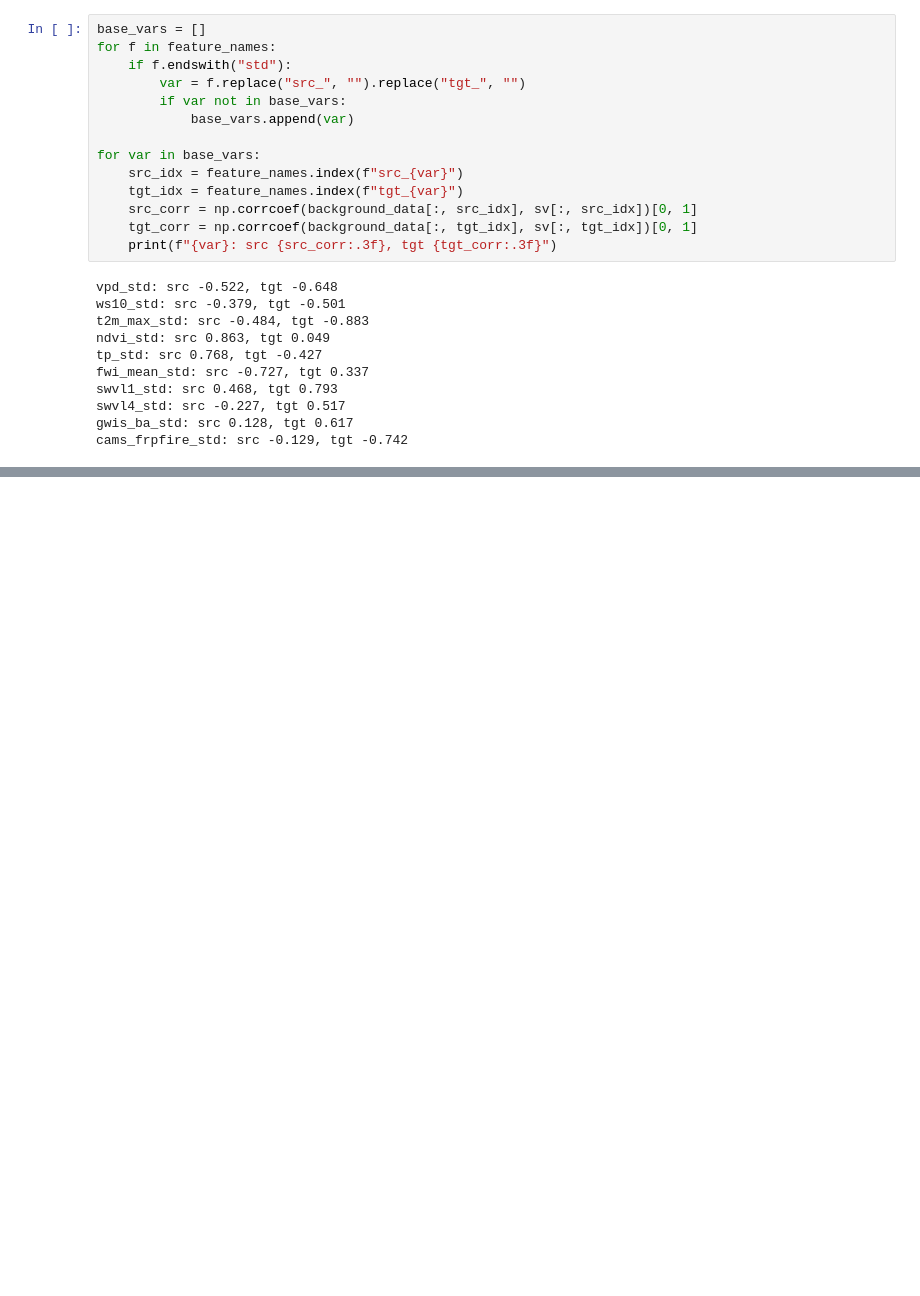
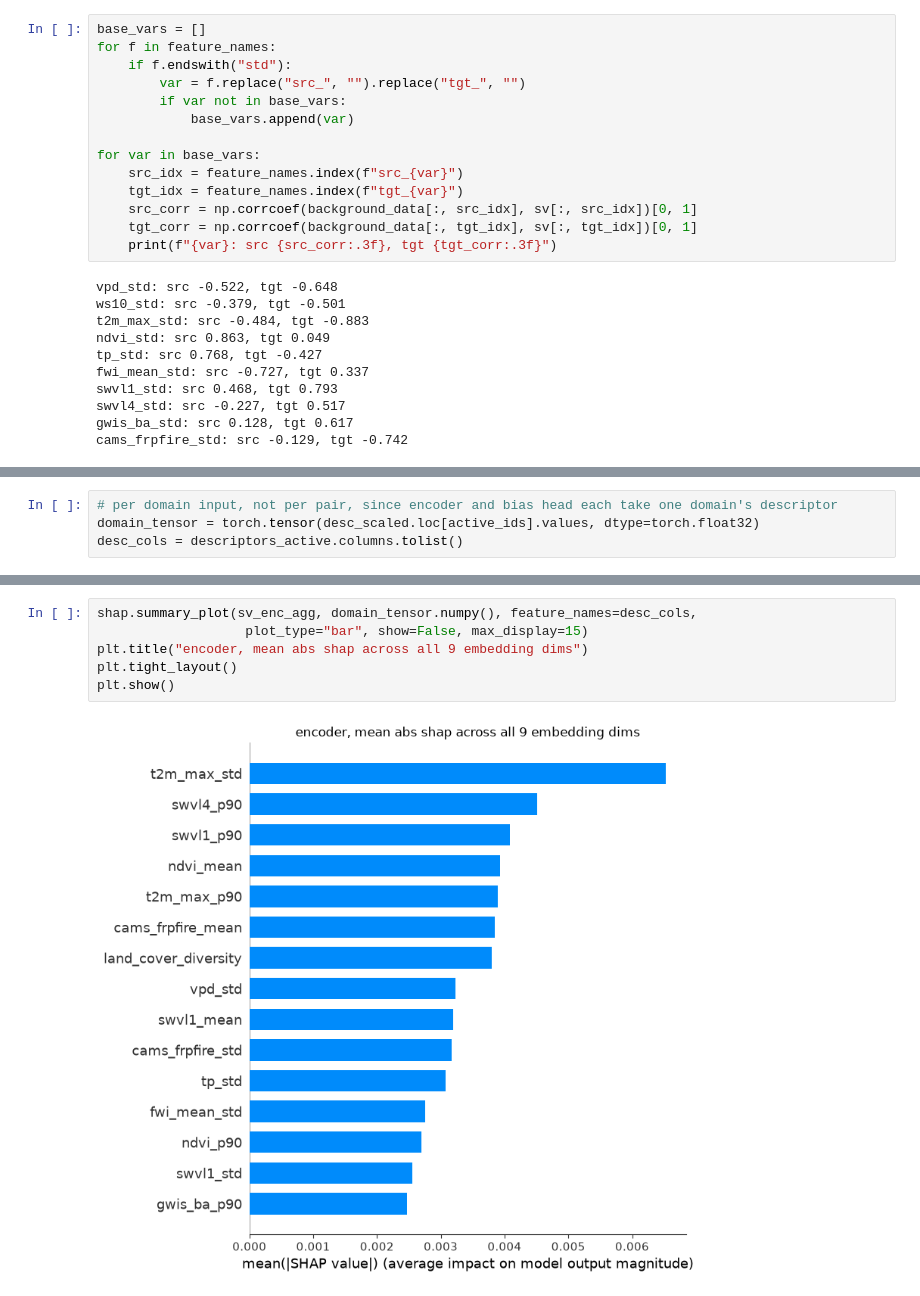
Before and after one commit to yashkher-123/transferability-through-representations, a Jupyter notebook: probing/shap_v4.ipynb, the cells around one changed output, grey strips where cells are left out. Drawn from its saved outputs; the diff is of its cells as text; blank space fills up the shorter version.

```diff
--- a/probing/shap_v4.ipynb
+++ b/probing/shap_v4.ipynb
@@ -379,0 +382,4 @@ cams_frpfire_std: src -0.129, tgt -0.742
+# %%
+# per domain input, not per pair, since encoder and bias head each take one domain's descriptor
+domain_tensor = torch.tensor(desc_scaled.loc[active_ids].values, dtype=torch.float32)
+desc_cols = descriptors_active.columns.tolist()
@@ -379,0 +451,8 @@ cams_frpfire_std: src -0.129, tgt -0.742
+# %%
+shap.summary_plot(sv_enc_agg, domain_tensor.numpy(), feature_names=desc_cols,
+                   plot_type="bar", show=False, max_display=15)
+plt.title("encoder, mean abs shap across all 9 embedding dims")
+plt.tight_layout()
+plt.show()
+# %% [output]
+[figure, added]
```
Also changed, not shown: parts of 9 cells of this notebook, 1 other file.
